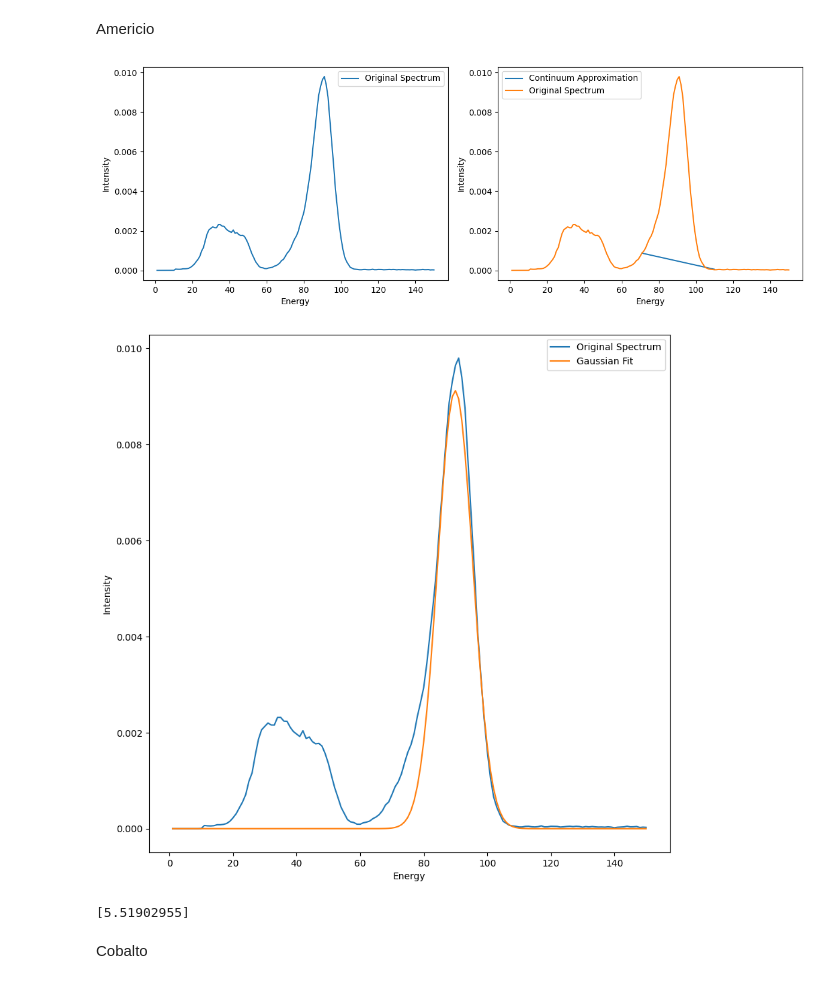
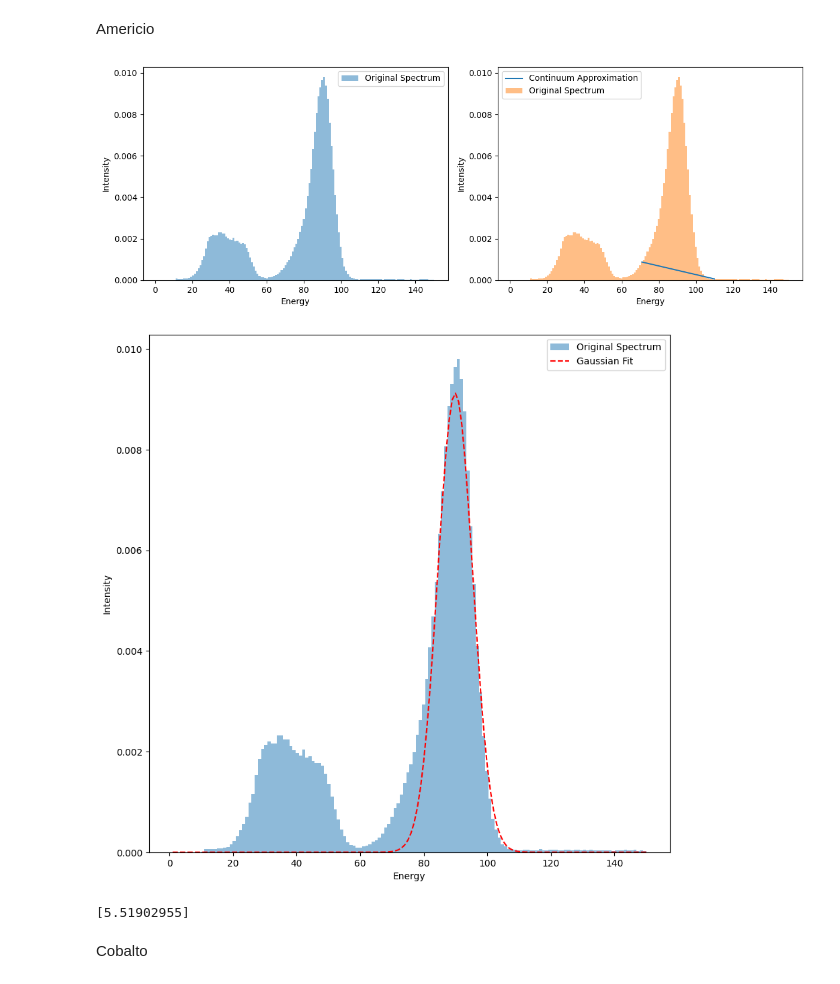
Before and after one commit to francescouni0/FisMedLab, a Jupyter notebook: Spettroscopiagamma/analisinuova.ipynb, the cells around one changed output. Cells and saved outputs as stored; diff of their text form; code cells hidden in the pictures.

```diff
--- a/Spettroscopiagamma/analisinuova.ipynb
+++ b/Spettroscopiagamma/analisinuova.ipynb
@@ -99,41 +105,43 @@ ds=np.append(ds,np.sqrt(cov[2,2]))
 cov12=np.append(cov12,cov[1,2])
 
 plt.figure(figsize=(12, 8))
+plt.title('Am241')
 
 plt.subplot(2, 2, 1)
-plt.plot(energy, intensity, label='Original Spectrum')
+plt.hist(energy, weights=intensity,alpha=0.5, label='Original Spectrum',bins=len(energy))
 plt.xlabel('Energy')
 plt.ylabel('Intensity')
 plt.legend()
 
 plt.subplot(2, 2, 2)
 plt.plot(energy[Ca_index:Cb_index], continuum_approximation[Ca_index:Cb_index], label='Continuum Approximation')
-plt.plot(energy, intensity, label='Original Spectrum')
+plt.hist(energy, weights=intensity,alpha=0.5, label='Original Spectrum',bins=len(energy))
 plt.xlabel('Energy')
 plt.ylabel('Intensity')
 plt.legend()
 
 # Subtracted Spectrum
 #plt.subplot(2, 2, 3)
 #plt.plot(energy, subtracted_spectrum, label='Subtracted Spectrum')
 #plt.xlabel('Energy')
 #plt.ylabel('Intensity')
 #plt.legend()
 plt.legend()
 plt.tight_layout()
 plt.show()
 
-plt.plot(energy, intensity, label='Original Spectrum')
-plt.plot(energy, gaussian_fit, label='Gaussian Fit')
+plt.hist(energy, weights=intensity,alpha=0.5, label='Original Spectrum',bins=len(energy))
+plt.plot(energy, gaussian_fit, label='Gaussian Fit',linestyle='--',color='red')
+
 plt.xlabel('Energy')
 plt.ylabel('Intensity')
 plt.legend()
 plt.show()
 
 print(s)
 # %% [output]
-[figure, old version]
+[figure, new version]
-[figure, old version]
+[figure, new version]
 [5.51902955]
 # %% [markdown]
 Cobalto
```
Also changed, not shown: parts of 6 cells of this notebook, 6 other files.
